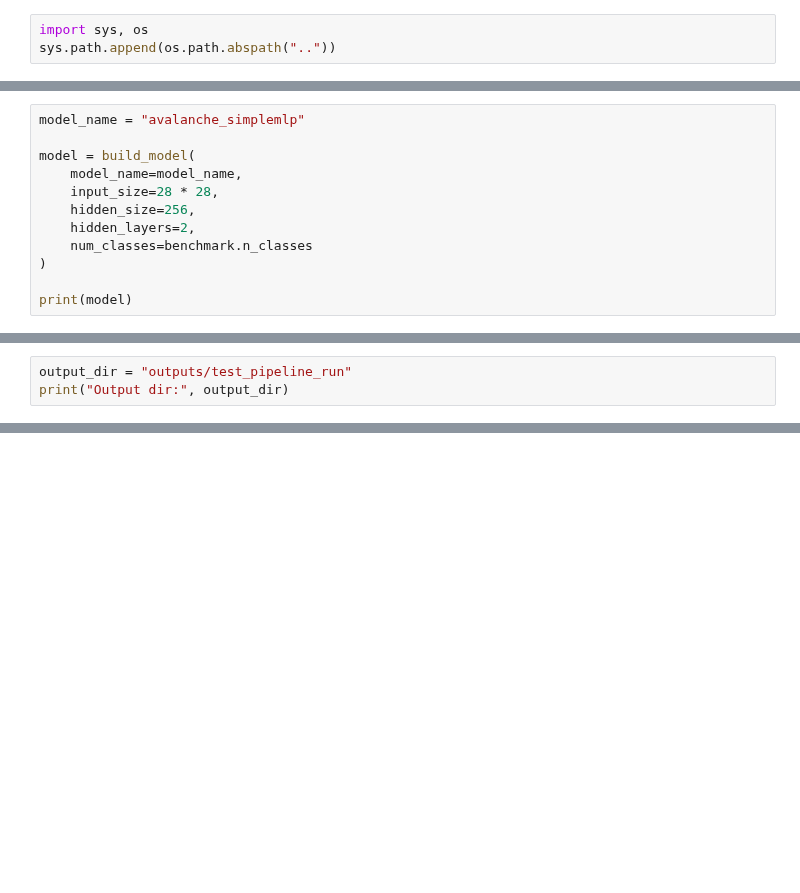
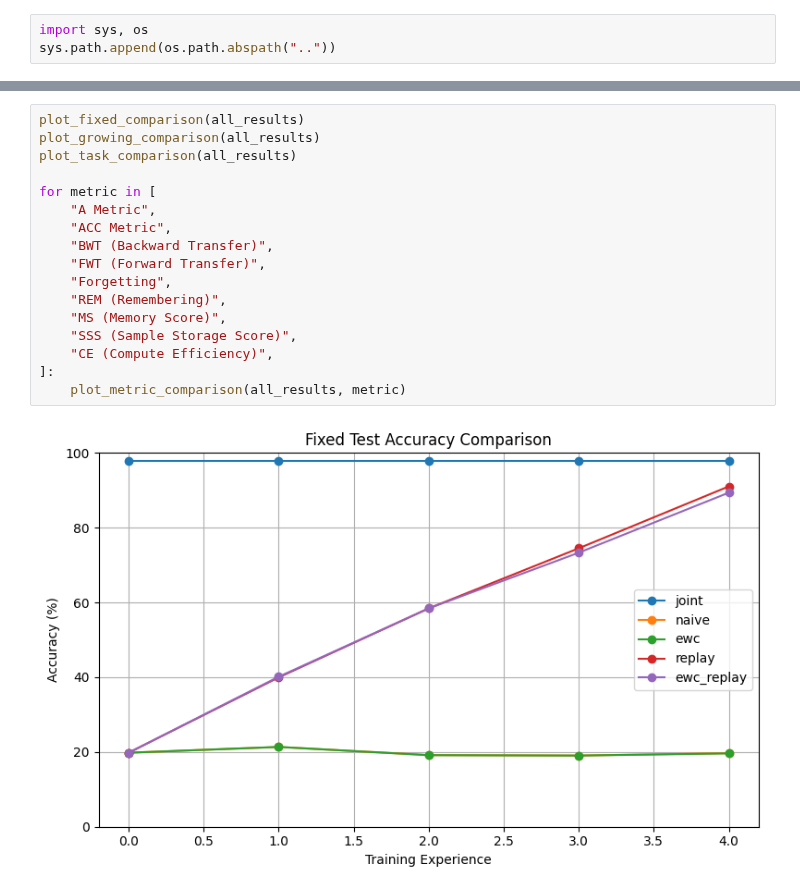
Before and after one commit to sreeja-g/cl-nonstationarity-research, a Jupyter notebook: notebooks/test_pipeline.ipynb, the cells around one changed output, grey strips where cells are left out. Saved outputs shown, nothing was run; the diff lists cells and outputs as text; blank space fills up the shorter version.

```diff
--- a/notebooks/test_pipeline.ipynb
+++ b/notebooks/test_pipeline.ipynb
@@ -100,12 +23,0 @@ Task labels: [4]
-# %%
-model_name = "avalanche_simplemlp"
-
-model = build_model(
-    model_name=model_name,
-    input_size=28 * 28,
-    hidden_size=256,
-    hidden_layers=2,
-    num_classes=benchmark.n_classes
-)
-
-print(model)
@@ -135,3 +23,0 @@ Trainable parameters: 269322
-# %%
-output_dir = "outputs/test_pipeline_run"
-print("Output dir:", output_dir)
@@ -368,0 +235,19 @@ Saved results_df.csv
+# %%
+plot_fixed_comparison(all_results)
+plot_growing_comparison(all_results)
+plot_task_comparison(all_results)
+
+for metric in [
+    "A Metric",
+    "ACC Metric",
+    "BWT (Backward Transfer)",
+    "FWT (Forward Transfer)",
+    "Forgetting",
+    "REM (Remembering)",
+    "MS (Memory Score)",
+    "SSS (Sample Storage Score)",
+    "CE (Compute Efficiency)",
+]:
+    plot_metric_comparison(all_results, metric)
+# %% [output]
+[figure, added]
```
Also changed, not shown: parts of 20 cells of this notebook, 20 other files.
